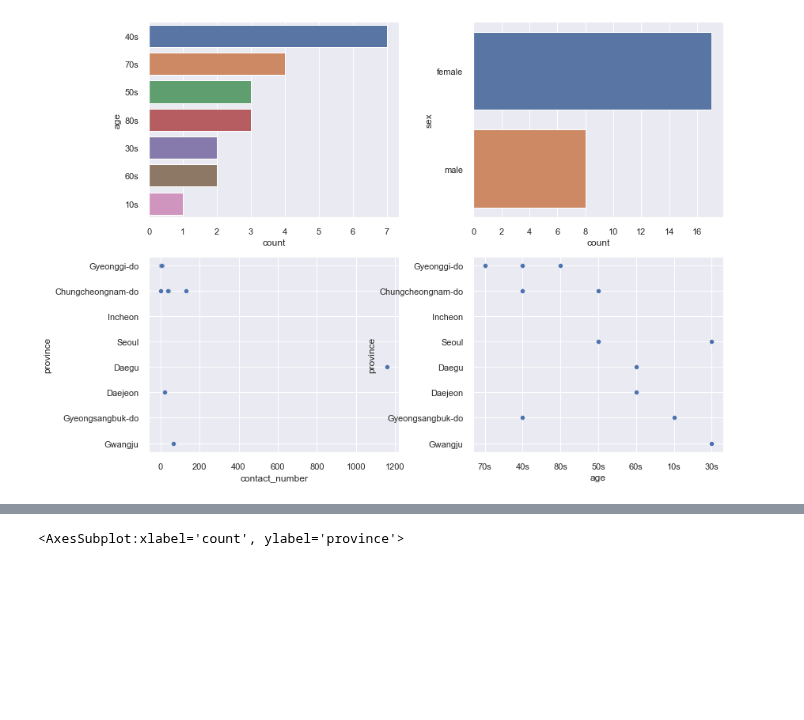
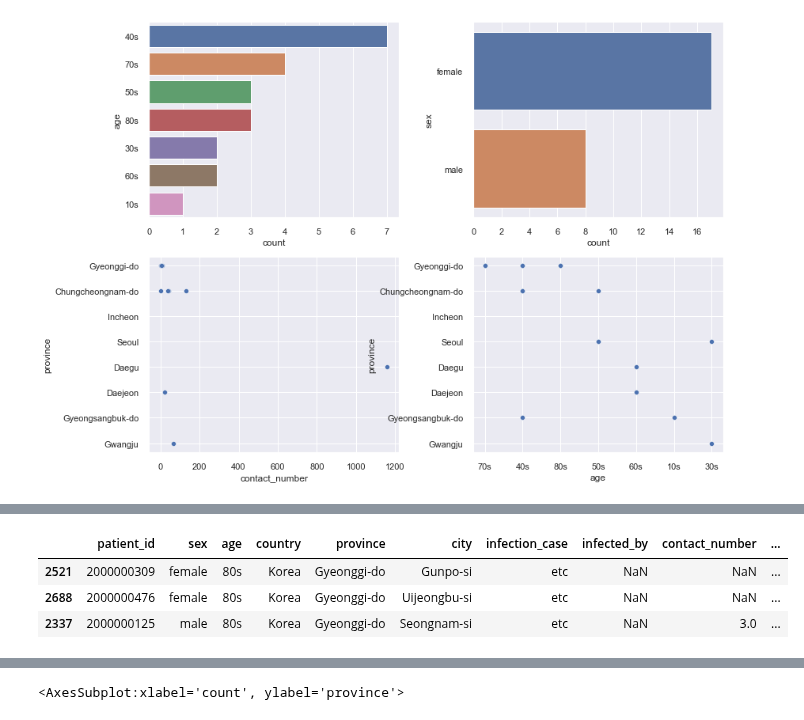
Before and after one commit to zzozzo/Datathon, a Jupyter notebook: DS_covid19.ipynb, the cells around one changed output, grey strips where cells are left out. Cells and saved outputs as stored; diff of their text form; code cells hidden in the pictures; blank space fills up the shorter version.

```diff
--- a/DS_covid19.ipynb
+++ b/DS_covid19.ipynb
@@ -445,0 +446,7 @@ sns.barplot(y = 'infection_case', x= 'count', data = g)
+# %%
+data_sample_1[data_sample_1['age'] == '80s']
+# %% [output]
+|  | patient_id | sex | age | country | province | city | infection_case | infected_by | contact_number | ... |
+| 2521 | 2000000309 | female | 80s | Korea | Gyeonggi-do | Gunpo-si | etc | NaN | NaN | ... |
+| 2688 | 2000000476 | female | 80s | Korea | Gyeonggi-do | Uijeongbu-si | etc | NaN | NaN | ... |
+| 2337 | 2000000125 | male | 80s | Korea | Gyeonggi-do | Seongnam-si | etc | NaN | 3.0 | ... |
```
Also changed, not shown: parts of 21 cells of this notebook.
